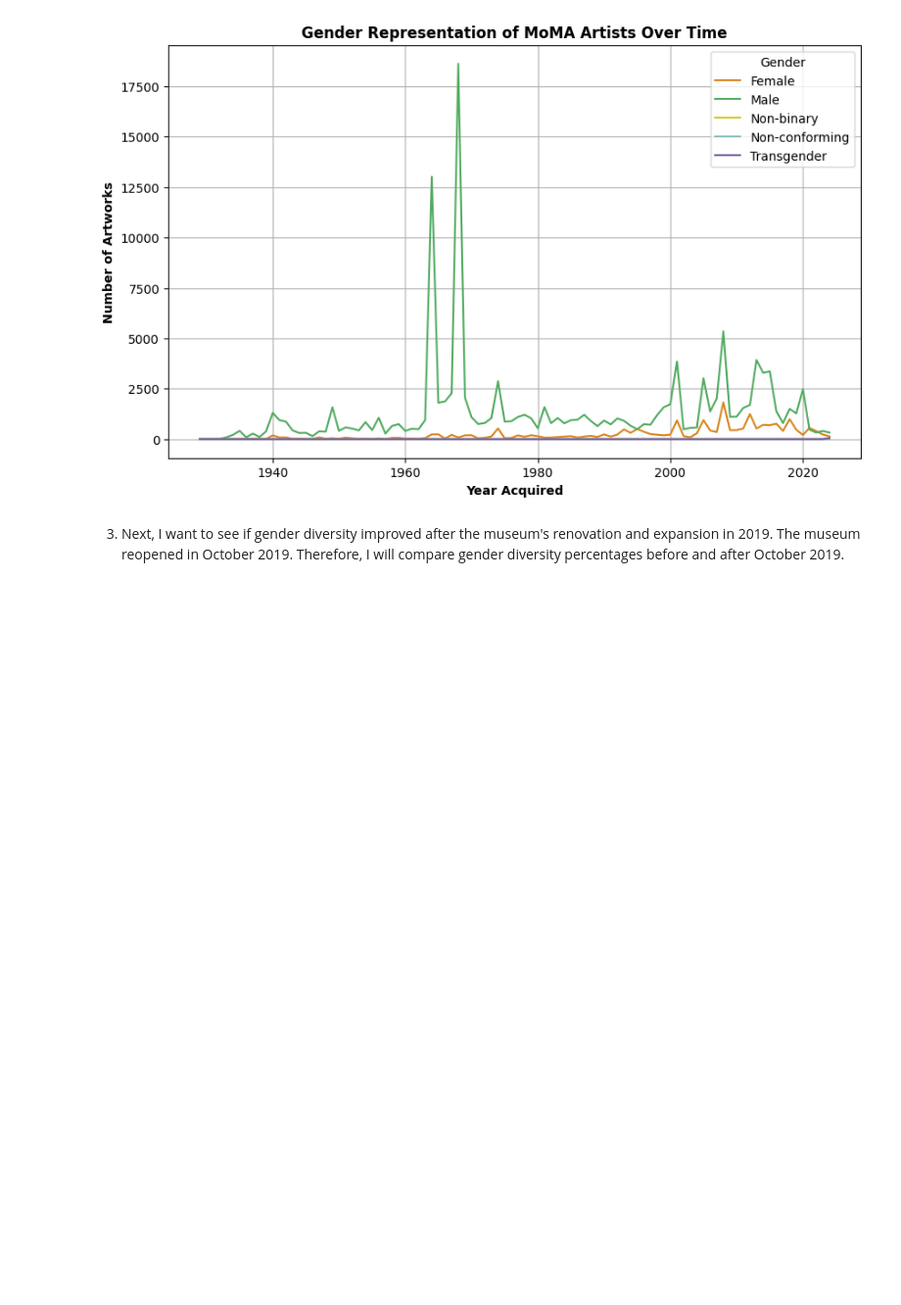
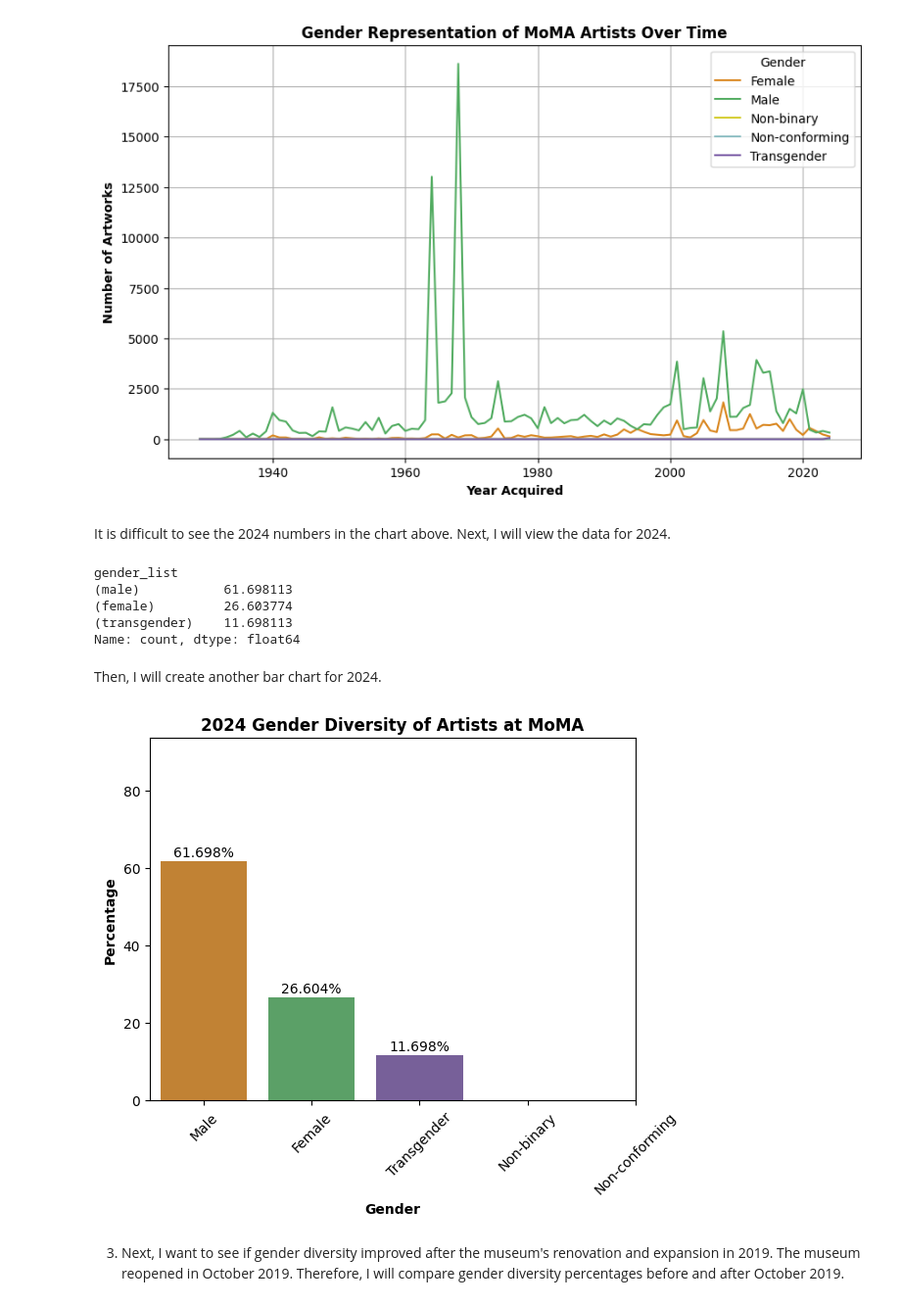
Before and after one commit to Marisa-Paolucci/MoMA-project, a Jupyter notebook: src/04_analyze.ipynb, the cells around one changed output. Shown at 98% size. Saved outputs shown, nothing was run; the diff lists cells and outputs as text; code cells hidden in the pictures; blank space fills up the shorter version.

```diff
--- a/src/04_analyze.ipynb
+++ b/src/04_analyze.ipynb
@@ -92,9 +92,9 @@ moma_analyze['date_acquired'].isna().sum()
 np.int64(0)
 # %%
 # First, I need to get the years from the date_acquired column.
-moma_analyze['year_acquired'] = moma_analyze['date_acquired'].dt.year
+moma_analyze['year'] = moma_analyze['date_acquired'].dt.year
 
 # Next, I can use groupby to see how many pieces of art were acquired each year, for each gender.
-gender_per_year = moma_analyze.groupby(['year_acquired', 'gender_list']).size().unstack(fill_value=0)
+gender_per_year = moma_analyze.groupby(['year', 'gender_list']).size().unstack(fill_value=0)
 print(gender_per_year)
 # %% [output]
@@ -131,6 +131,46 @@ plt.grid(True)
 plt.show()
 # %% [output]
 [figure]
+# %% [markdown]
+It is difficult to see the 2024 numbers in the chart above. Next, I will view the data for 2024.
+# %%
+# Next, I will filter the year for 2024. Already extracted "year" in previous code.
+data_2024 = moma_analyze[moma_analyze['year'] == 2024]
+
+# Next, I will count the genders for 2024, and calculate the percentages.
+gender_count_2024 = data_2024['gender_list'].value_counts()
+
+gender_percentages_2024 = (gender_count_2024 / gender_count_2024.sum()) * 100
+
+print(gender_percentages_2024)
+# %% [output]
+gender_list
+(male)           61.698113
+(female)         26.603774
+(transgender)    11.698113
+Name: count, dtype: float64
+# %% [markdown]
+Then, I will create another bar chart for 2024.
+# %%
+# Creating the bar chart. Had to set hue to x to avoid deprecated warning.
+ax_1 = sns.barplot(x=gender_percentages_2024.index, y=gender_percentages_2024.values, hue=gender_percentages_2024.index, palette=custom_colors, legend=False)
+
+# This will add percentages to each bar in the chart.
+for i, percentage in enumerate(gender_percentages_2024.values):
+    ax_1.text(i, percentage + 0.5, f'{percentage:.3f}%', ha='center', va='bottom', fontsize=10)
+
+# This section customizes the bar chart.
+plt.title('2024 Gender Diversity of Artists at MoMA', fontweight='bold')
+plt.ylabel('Percentage', fontweight='bold')
+plt.xlabel('Gender', fontweight='bold')
+plt.ylim(0, max(gender_percentages.values) + 8)  # This will add space to the top of the bars.
+plt.xticks(rotation=45) # This will rotate the x axis labels.
+ax_1.set_xticks([0, 1, 2, 3, 4]) # Had to add due to warning.
+ax_1.set_xticklabels(['Male', 'Female', 'Transgender', 'Non-binary', 'Non-conforming'])
+# This will update the x axis labels (remove parentheses and capitalize).
+plt.show()
+# %% [output]
+[figure, added]
 # %% [markdown]
 3. Next, I want to see if gender diversity improved after the museum's renovation and expansion in 2019. The museum reopened in October 2019. Therefore, I will compare gender diversity percentages before and after October 2019.
 # %%
```
Also changed, not shown: parts of 11 cells of this notebook, 5 other files.
